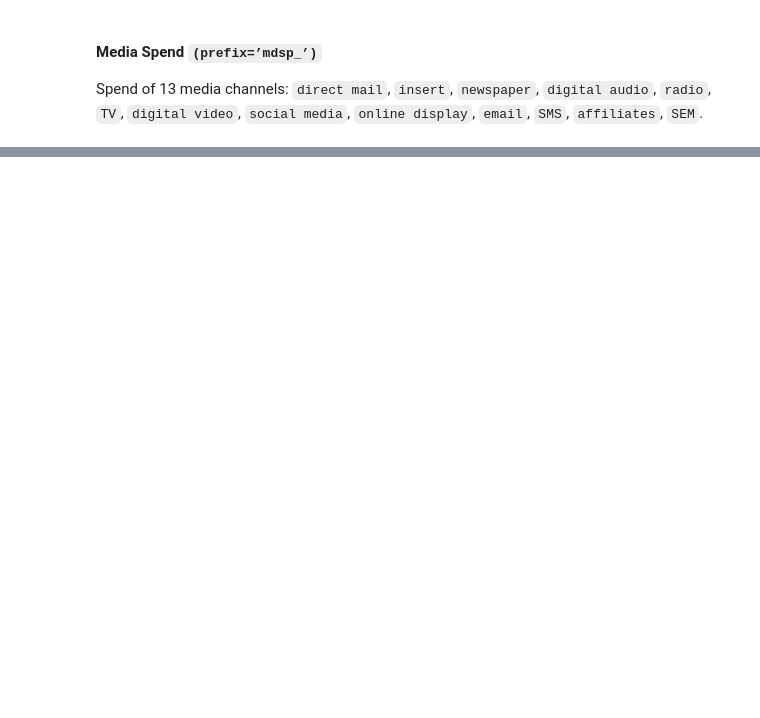
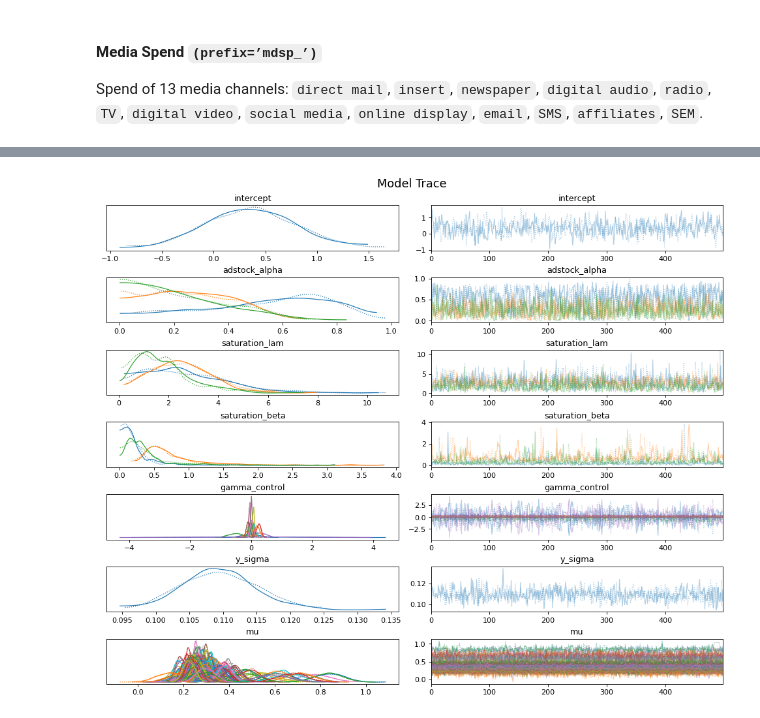
Before and after one commit to Badisj/generative-ai-orchestration-cpg, a Jupyter notebook: marketing-mix-modelling-ml/notebooks/mmm.ipynb, the cells around one changed output, grey strips where cells are left out. Drawn from its saved outputs; the diff is of its cells as text; code cells hidden in the pictures; blank space fills up the shorter version.

Commit message:
Commit model training and performance metrics.

```diff
--- a/marketing-mix-modelling-ml/notebooks/mmm.ipynb
+++ b/marketing-mix-modelling-ml/notebooks/mmm.ipynb
@@ -14,3 +11,3 @@ WARNING (pytensor.configdefaults): g++ not detected!  PyTensor will be unable to
 # %%
-df = pd.read_csv("../data/processed/marketing_sales_spending.csv")
+# df = pd.read_csv("../data/processed/marketing_sales_spending.csv")
 # %%
@@ -426,3 +336,3 @@ df
 # %%
-df["wk_strt_dt"] = pd.to_datetime(df["wk_strt_dt"])
-df["wk_strt_dt"].dtype
+# df["wk_strt_dt"] = pd.to_datetime(df["wk_strt_dt"])
+# df["wk_strt_dt"].dtype
@@ -451,13 +341,13 @@ memory usage: 130.8 KB
 # %%
-from pymc_marketing.mmm.mmm import MMM
-from pymc_marketing.mmm.components.adstock import GeometricAdstock
-from pymc_marketing.mmm.components.saturation import LogisticSaturation
+# from pymc_marketing.mmm.mmm import MMM
+# from pymc_marketing.mmm.components.adstock import GeometricAdstock
+# from pymc_marketing.mmm.components.saturation import LogisticSaturation
 
-mmm = MMM(
-    date_column="wk_strt_dt",
-    channel_columns=cols_spend,
-    control_columns=control_cols,
-    adstock=GeometricAdstock(l_max=8),
-    saturation=LogisticSaturation(),
-)
+# mmm = MMM(
+#     date_column="wk_strt_dt",
+#     channel_columns=cols_spend,
+#     control_columns=control_cols,
+#     adstock=GeometricAdstock(l_max=8),
+#     saturation=LogisticSaturation(),
+# )
 # %%
@@ -489,0 +451,19 @@ Error:
+# %%
+_ = az.plot_trace(
+    data=mmm.fit_result,
+    var_names=[
+        "intercept",
+        "adstock_alpha",
+        "saturation_lam",
+        "saturation_beta",
+        "gamma_control",
+        "y_sigma",
+        "mu"
+    ],
+    compact=True,
+    backend_kwargs={"figsize": (12, 10), "layout": "constrained"},
+)
+plt.gcf().suptitle("Model Trace", fontsize=16)
+plt.legend();
+# %% [output]
+[figure, added]
```
Also changed, not shown: parts of 32 cells of this notebook.
